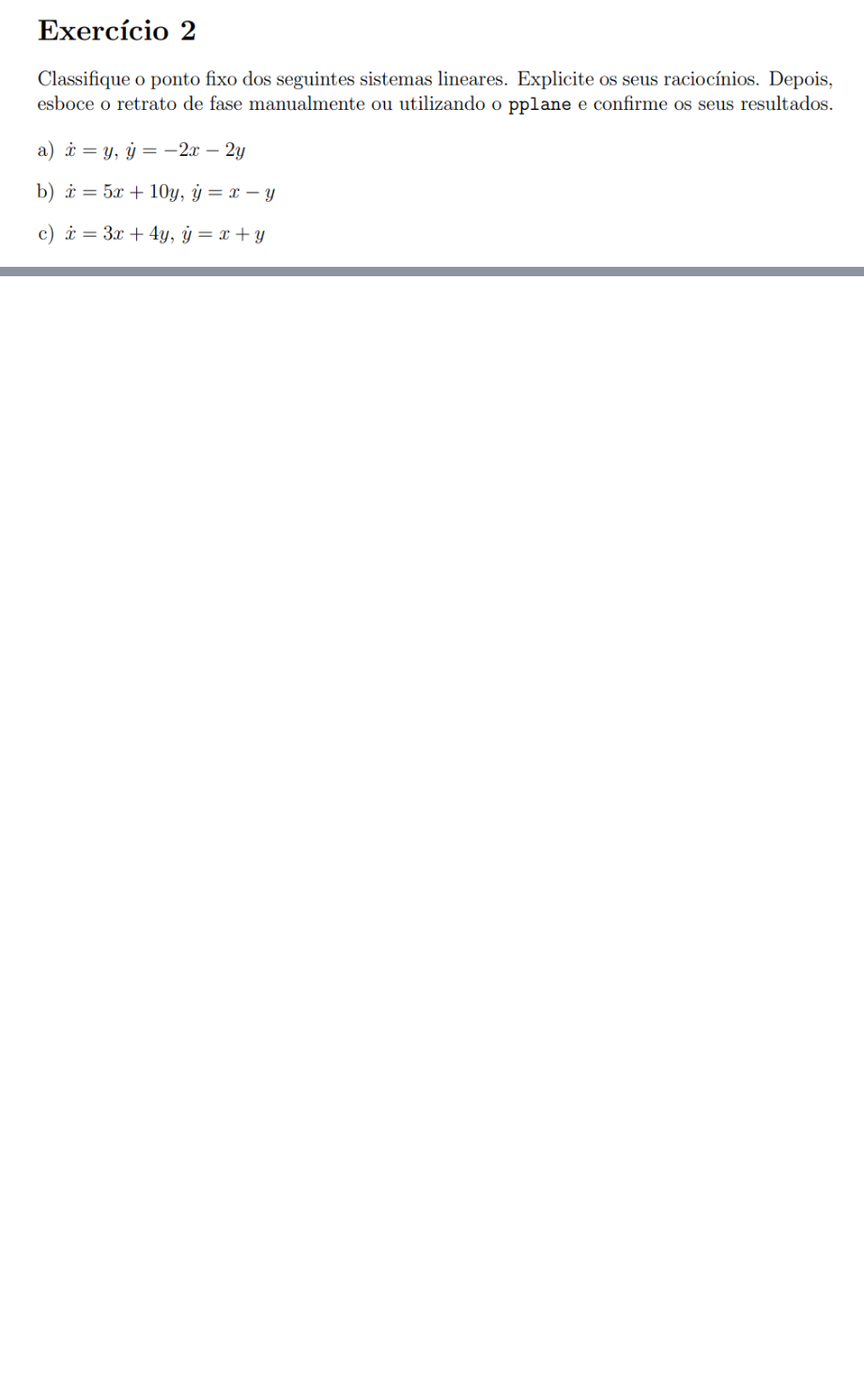
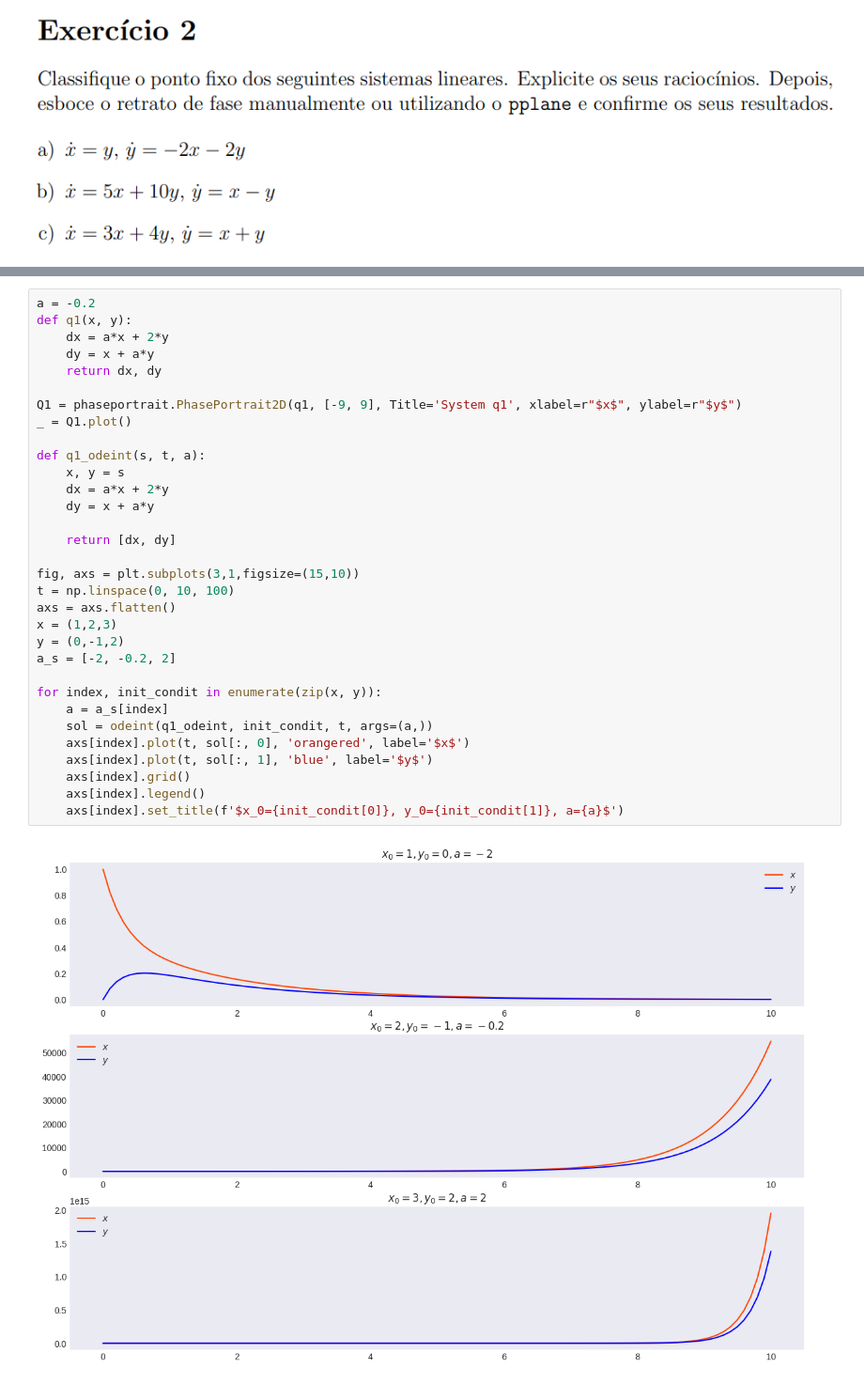
Before and after one commit to FerPapi/fineng-mba-usp, a Jupyter notebook: linalg/lista2_fernando_papi.ipynb, the cells around one changed output, grey strips where cells are left out. Shown at 94% size. Cells and saved outputs as stored; diff of their text form; blank space fills up the shorter version.

```diff
--- a/linalg/lista2_fernando_papi.ipynb
+++ b/linalg/lista2_fernando_papi.ipynb
@@ -134,0 +283,34 @@ Resized l2qa3_pp.png to (150, 124) successfully!
+# %%
+a = -0.2
+def q1(x, y):
+    dx = a*x + 2*y
+    dy = x + a*y
+    return dx, dy
+
+Q1 = phaseportrait.PhasePortrait2D(q1, [-9, 9], Title='System q1', xlabel=r"$x$", ylabel=r"$y$")
+_ = Q1.plot()
+
+def q1_odeint(s, t, a):
+    x, y = s
+    dx = a*x + 2*y
+    dy = x + a*y
+
+    return [dx, dy]
+
+fig, axs = plt.subplots(3,1,figsize=(15,10))
+t = np.linspace(0, 10, 100)
+axs = axs.flatten()
+x = (1,2,3)
+y = (0,-1,2)
+a_s = [-2, -0.2, 2]
+
+for index, init_condit in enumerate(zip(x, y)):
+    a = a_s[index]
+    sol = odeint(q1_odeint, init_condit, t, args=(a,))
+    axs[index].plot(t, sol[:, 0], 'orangered', label='$x$')
+    axs[index].plot(t, sol[:, 1], 'blue', label='$y$')
+    axs[index].grid()
+    axs[index].legend()
+    axs[index].set_title(f'$x_0={init_condit[0]}, y_0={init_condit[1]}, a={a}$')
+# %% [output]
+[figure, added]
```
Also changed, not shown: parts of 23 cells of this notebook, 3 other files.
